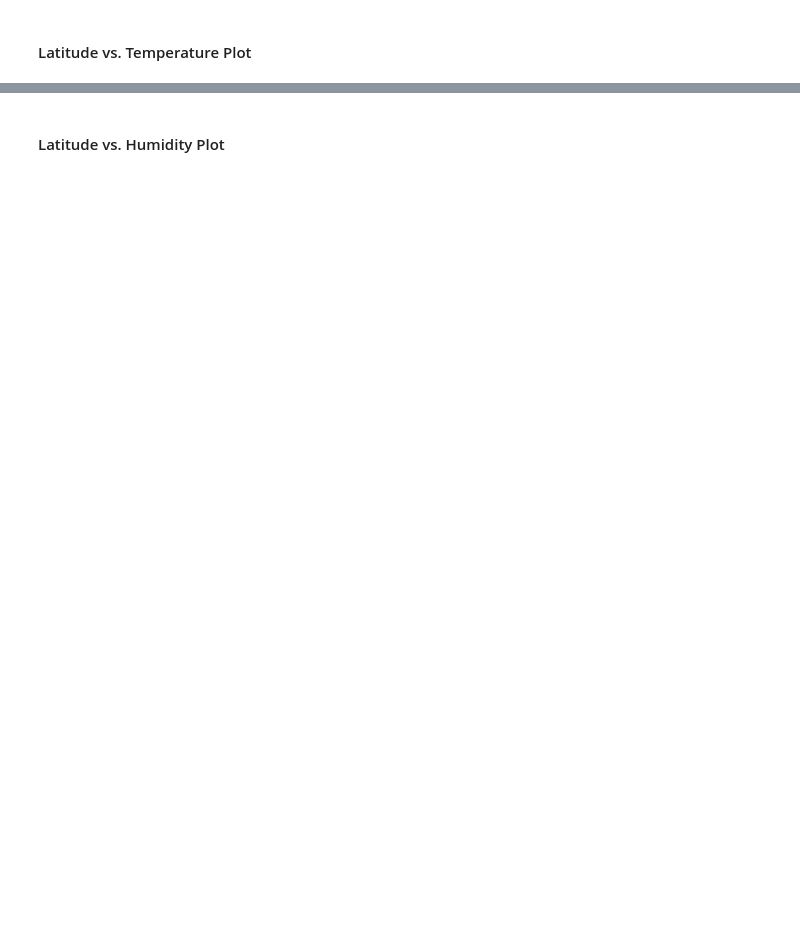
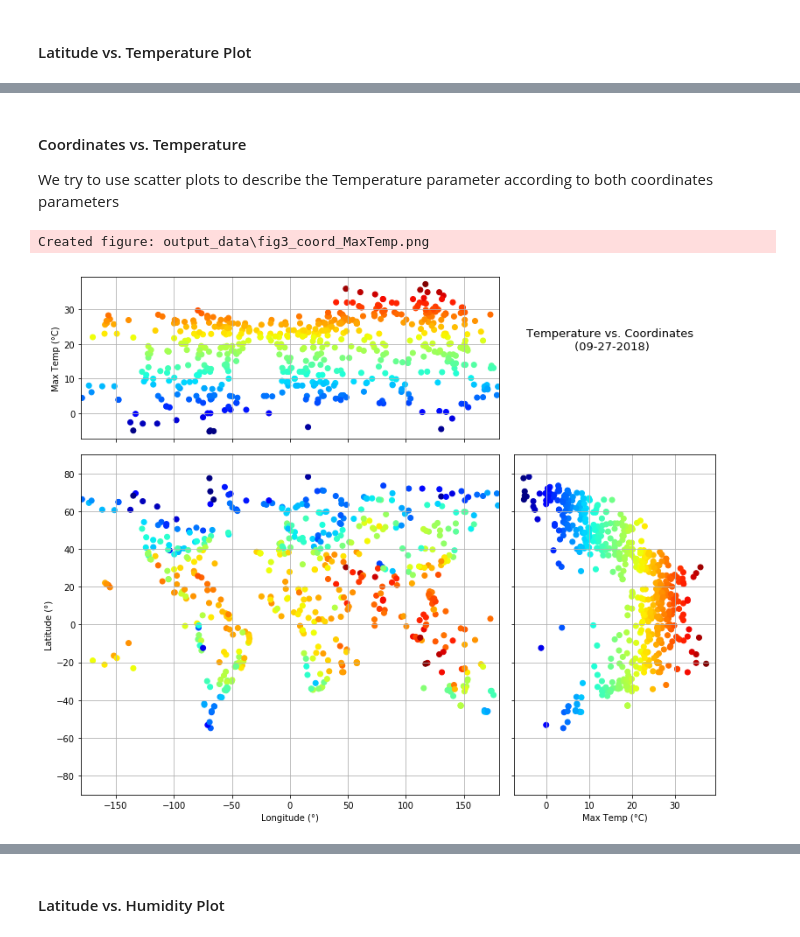
Before and after one commit to marieo31/pythonAPI_challenge, a Jupyter notebook: WeatherPy.ipynb, the cells around one changed output, grey strips where cells are left out. Cells and saved outputs as stored; diff of their text form; code cells hidden in the pictures; blank space fills up the shorter version.

```diff
--- a/WeatherPy.ipynb
+++ b/WeatherPy.ipynb
@@ -222,0 +258,56 @@ dtype: int64
+# %% [markdown]
+#### Coordinates vs. Temperature
+We try to use scatter plots to describe the Temperature parameter according to both coordinates parameters
+# %%
+# File name for the figure
+fig3_name = os.path.join("output_data",'fig3_coord_MaxTemp.png')
+
+# Creating the figure
+fig = plt.figure(figsize=(11, 9),facecolor="w")
+plt.jet() #Setting the colormap
+
+# We will make 3 plots on the figure:
+
+# ax1/ A scatter plot of the cities coord coloring the dots with the temperature
+#-------------------------------------------------------------------------------
+ax1 = plt.subplot2grid((3, 3), (1, 0), colspan=2, rowspan=2)
+ax1.scatter(df.Lng, df.Lat, c=df['Max Temp'])
+plt.xlim(-180,180)
+plt.ylim(-90,90)
+plt.xlabel('Longitude (°)')
+plt.ylabel('Latitude (°)')
+plt.grid()
+
+# ax2/ A scatter plot of x=Temp, y=Lat
+#-------------------------------------
+ax2 = plt.subplot2grid((3, 3), (1, 2), rowspan=2)
+ax2.scatter(df['Max Temp'], df.Lat, c=df['Max Temp'])
+plt.ylim(-90,90)
+ax2.yaxis.set_ticklabels([])
+plt.xlabel('Max Temp (°C)')
+plt.grid()
+
+# ax3/ A scatter plot of x=Long, y=Temp
+#--------------------------------------
+ax3 = plt.subplot2grid((3, 3), (0, 0), colspan=2)
+ax3.scatter(df.Lng, df['Max Temp'], c=df['Max Temp'])
+plt.xlim(-180,180)
+ax3.xaxis.set_ticklabels([])
+plt.ylabel('Max Temp (°C)')
+plt.grid()
+
+# Adding the title on the top right spare space
+plt.gcf().text(0.83, 0.85, f"Temperature vs. Coordinates\n ({str_date})",
+               fontsize=13, horizontalalignment="center")
+
+plt.tight_layout()
+
+#Save the figure and display the name in the log
+plt.savefig(fig3_name)
+logging.info(f"Created figure: {fig3_name}")
+
+# Display the figure
+plt.show()
+# %% [output]
+Created figure: output_data\fig3_coord_MaxTemp.png
+[figure, added]
```
Also changed, not shown: parts of 28 cells of this notebook, 7 other files.
